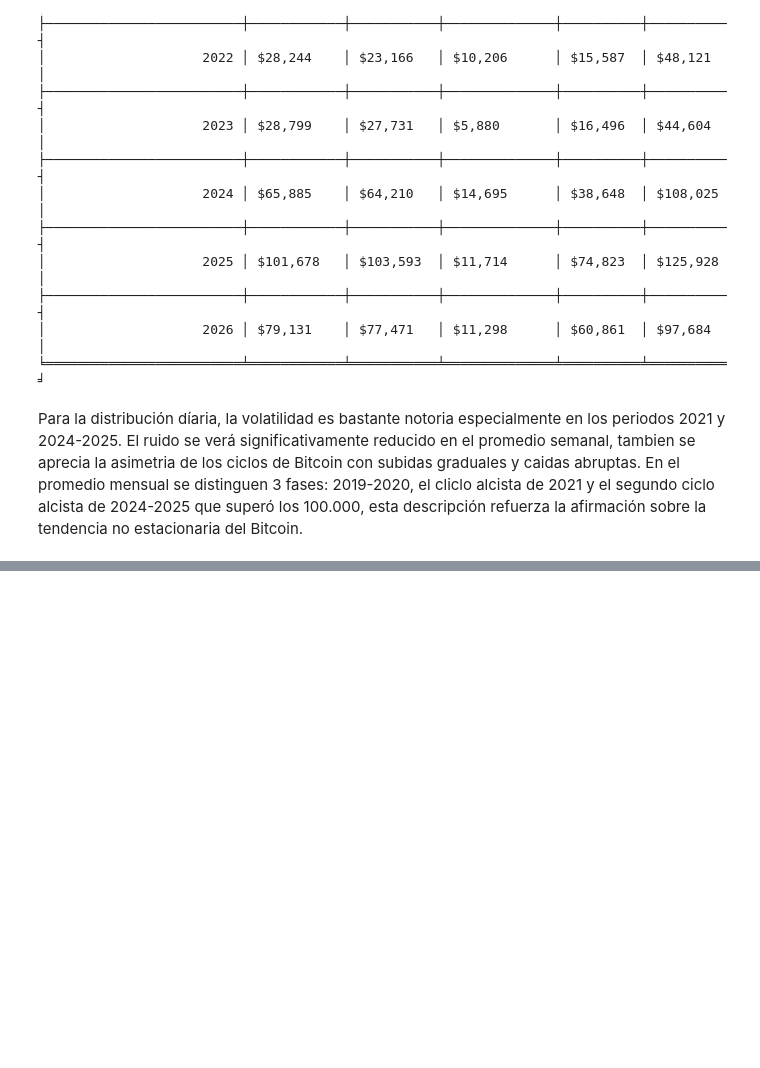
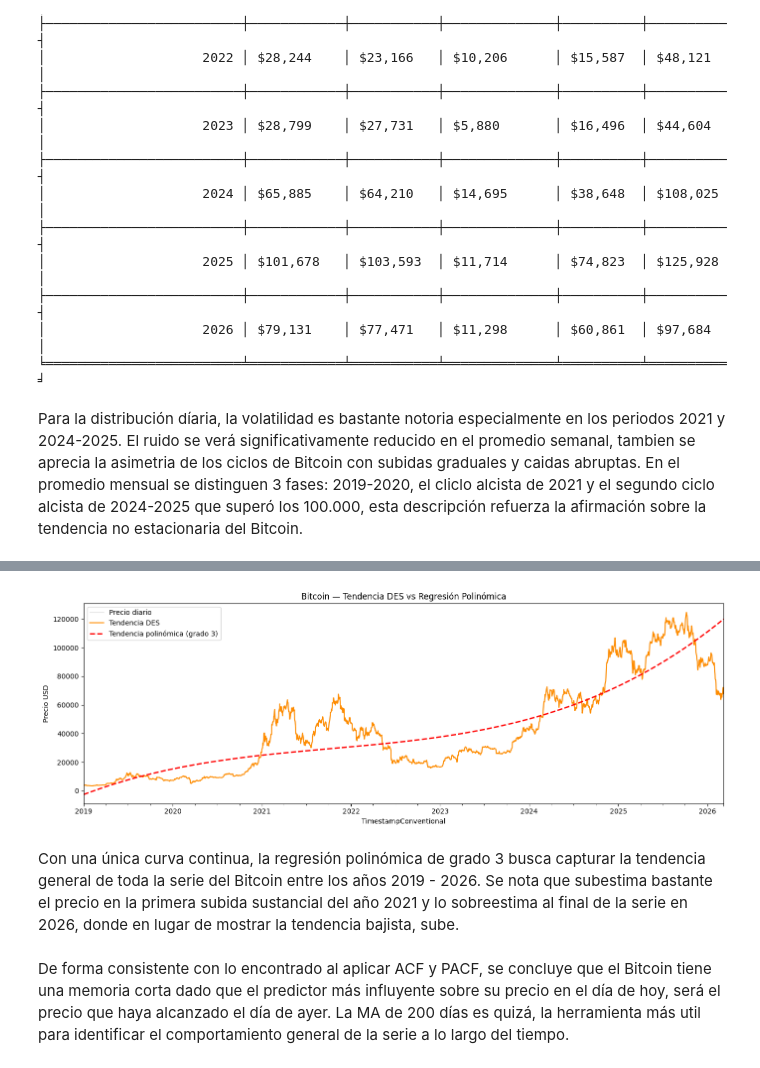
Before and after one commit to T1fff/Proyecto-Investigacion-Bitcoin, a Jupyter notebook: index.ipynb, the cells around one changed output, grey strips where cells are left out. Saved outputs shown, nothing was run; the diff lists cells and outputs as text; code cells hidden in the pictures; blank space fills up the shorter version.

```diff
--- a/index.ipynb
+++ b/index.ipynb
@@ -520,0 +601,25 @@ Para la distribución díaria, la volatilidad es bastante notoria especialmente
+# %%
+from numpy.polynomial import polynomial as P
+
+x = np.arange(len(serie_diaria))
+y = serie_diaria.values
+
+# Regresión polinómica grado 3
+coefs = np.polyfit(x, y, deg=3)
+poly_trend = np.polyval(coefs, x)
+
+fig, ax = plt.subplots(figsize=(14, 5))
+serie_diaria.plot(ax=ax, color='lightgray', linewidth=0.8, label='Precio diario')
+des_fitted.plot(ax=ax, color='darkorange', linewidth=1.5, label='Tendencia DES')
+ax.plot(serie_diaria.index, poly_trend, color='red', linewidth=2, linestyle='--', label='Tendencia polinómica (grado 3)')
+ax.set_title('Bitcoin — Tendencia DES vs Regresión Polinómica')
+ax.set_ylabel('Precio USD')
+ax.legend()
+plt.tight_layout()
+plt.show()
+# %% [output]
+[figure, added]
+# %% [markdown]
+Con una única curva continua, la regresión polinómica de grado 3 busca capturar la tendencia general de toda la serie del Bitcoin entre los años 2019 - 2026. Se nota que subestima bastante el precio en la primera subida sustancial del año 2021 y lo sobreestima al final de la serie en 2026, donde en lugar de mostrar la tendencia bajista, sube.
+# %% [markdown]
+De forma consistente con lo encontrado al aplicar ACF y PACF, se concluye que el Bitcoin tiene una memoria corta dado que el predictor más influyente sobre su precio en el día de hoy, será el precio que haya alcanzado el día de ayer. La MA de 200 días es quizá, la herramienta más util para identificar el comportamiento general de la serie a lo largo del tiempo.
```
Also changed, not shown: parts of 11 cells of this notebook.
